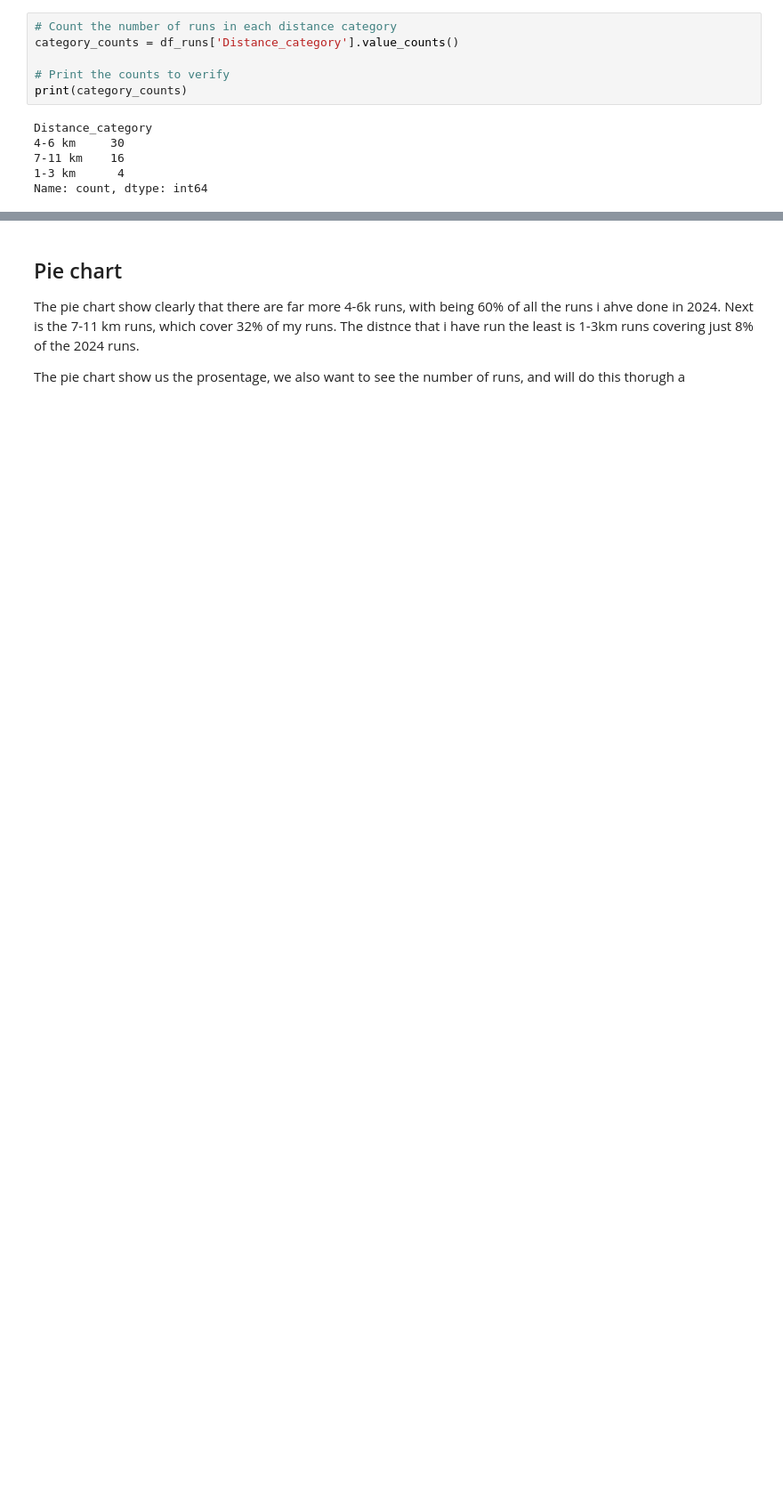
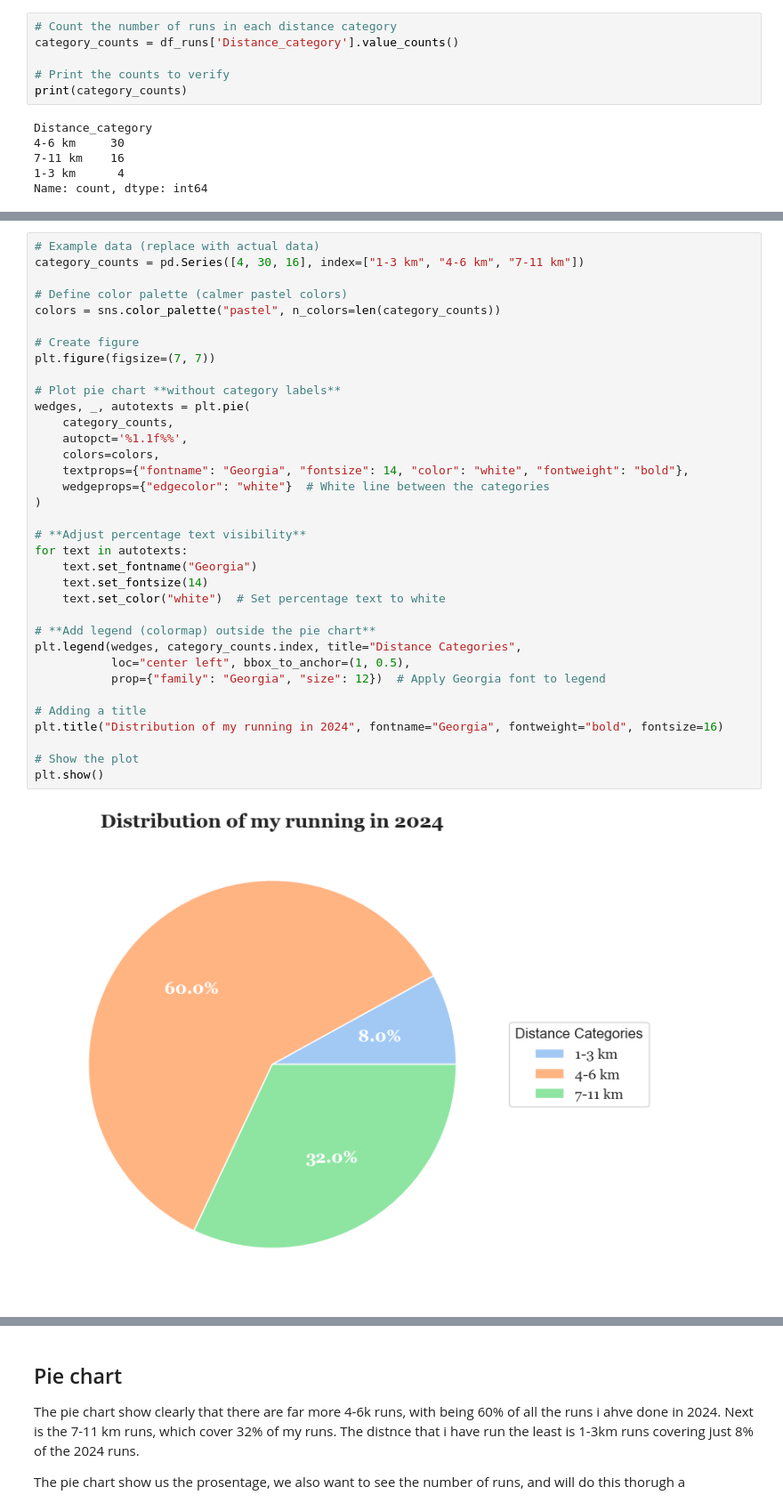
Before and after one commit to Kristine-jo/ExamPSY3035, a Jupyter notebook: Script/stravadata.ipynb, the cells around one changed output, grey strips where cells are left out. Shown at 89% size. Saved outputs shown, nothing was run; the diff lists cells and outputs as text; blank space fills up the shorter version.

```diff
--- a/Script/stravadata.ipynb
+++ b/Script/stravadata.ipynb
@@ -345,0 +343,37 @@ plt.show()
+# %%
+# Example data (replace with actual data)
+category_counts = pd.Series([4, 30, 16], index=["1-3 km", "4-6 km", "7-11 km"])
+
+# Define color palette (calmer pastel colors)
+colors = sns.color_palette("pastel", n_colors=len(category_counts))
+
+# Create figure
+plt.figure(figsize=(7, 7))
+
+# Plot pie chart **without category labels**
+wedges, _, autotexts = plt.pie(
+    category_counts,
+    autopct='%1.1f%%',
+    colors=colors,
+    textprops={"fontname": "Georgia", "fontsize": 14, "color": "white", "fontweight": "bold"},
+    wedgeprops={"edgecolor": "white"}  # White line between the categories
+)
+
+# **Adjust percentage text visibility**
+for text in autotexts:
+    text.set_fontname("Georgia")
+    text.set_fontsize(14)
+    text.set_color("white")  # Set percentage text to white
+
+# **Add legend (colormap) outside the pie chart**
+plt.legend(wedges, category_counts.index, title="Distance Categories",
+           loc="center left", bbox_to_anchor=(1, 0.5),
+           prop={"family": "Georgia", "size": 12})  # Apply Georgia font to legend
+
+# Adding a title
+plt.title("Distribution of my running in 2024", fontname="Georgia", fontweight="bold", fontsize=16)
+
+# Show the plot
+plt.show()
+# %% [output]
+[figure, added]
```
Also changed, not shown: parts of 5 cells of this notebook.
